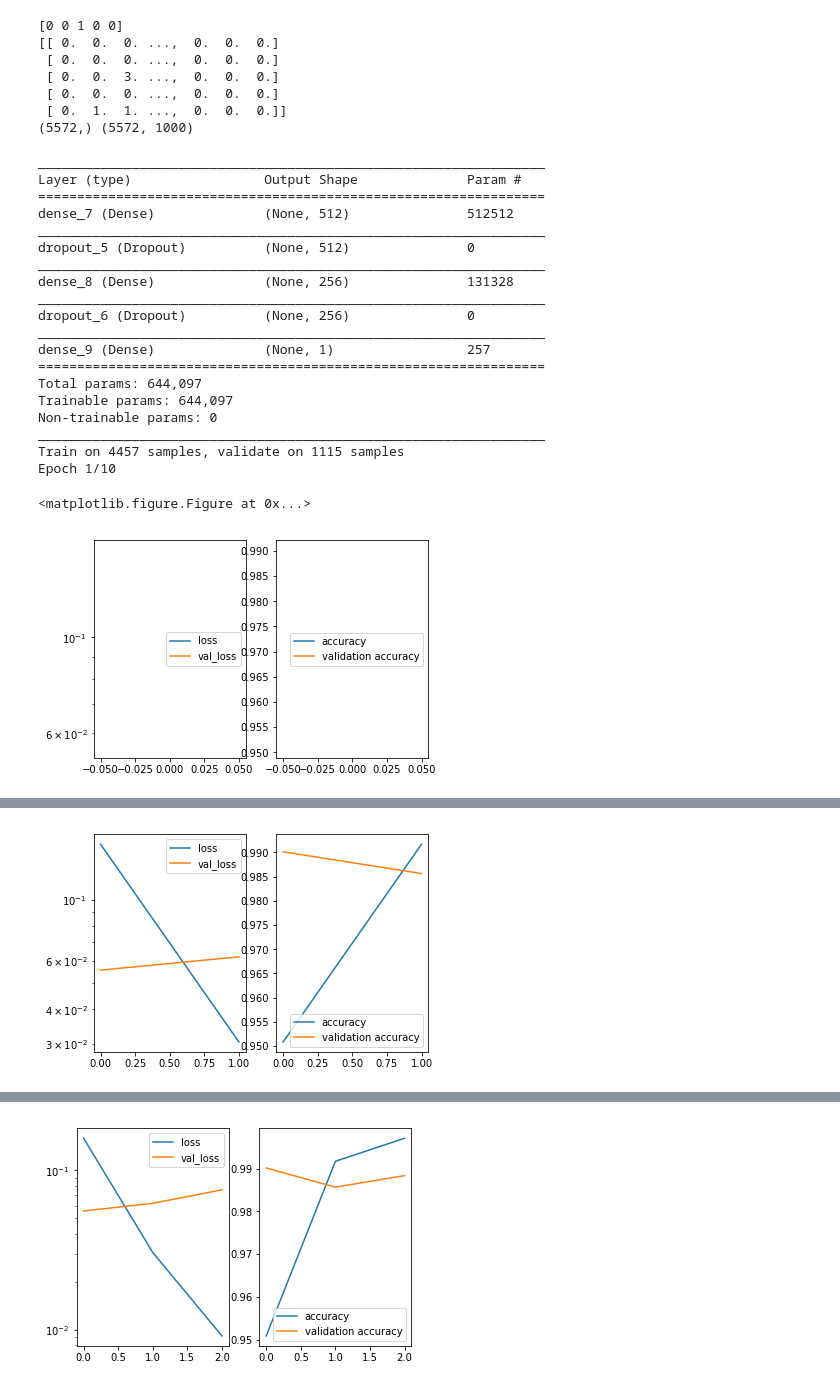
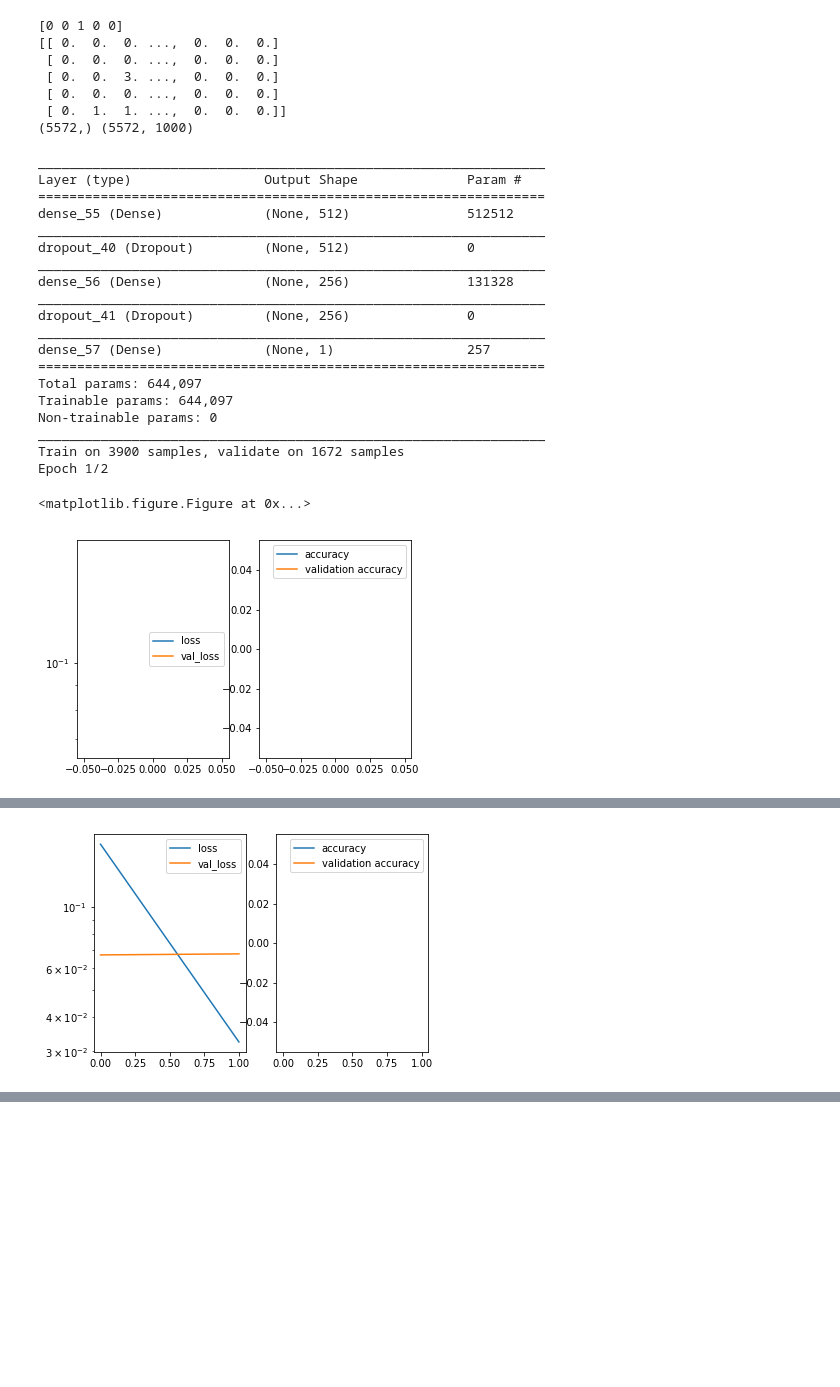
Before and after one commit to estherelle/ml-capstone, a Jupyter notebook: notebook.ipynb, the cells around one changed output, grey strips where cells are left out. Cells and saved outputs as stored; diff of their text form; code cells hidden in the pictures; blank space fills up the shorter version.

```diff
--- a/notebook.ipynb
+++ b/notebook.ipynb
@@ -287,46 +320,48 @@ plot = PlotLearning()
+# %%
+def check_model(model,x,y):
+#     print(x)
+#     print(y)
+    train_test_split(x, y, stratify = y)
+    hist = model.fit(x,y,batch_size=32,epochs=2,verbose=1,validation_split=0.3,callbacks=[plot])
 # %%
 # try a simple model first
 from keras import metrics
 
 def get_simple_model():
     model = Sequential()
     model.add(Dense(512, activation='relu', input_shape=(num_max,)))
     model.add(Dropout(0.2))
     model.add(Dense(256, activation='relu'))
     model.add(Dropout(0.3))
     model.add(Dense(1, activation='sigmoid'))
     model.summary()
     model.compile(loss='binary_crossentropy',
               optimizer='adam',
-              metrics=['acc',metrics.binary_accuracy])
+                metrics=[f1])
+#               metrics=['acc',metrics.binary_accuracy])
     return model
-
-def check_model(model,x,y):
-#     print(x)
-#     print(y)
-    hist = model.fit(x,y,batch_size=32,epochs=10,verbose=1,validation_split=0.2,callbacks=[plot])
 
 m = get_simple_model()
 check_model(m,mat_texts,labels)
 # %% [output]
 _________________________________________________________________
 Layer (type)                 Output Shape              Param #
 =================================================================
-dense_7 (Dense)              (None, 512)               512512
+dense_55 (Dense)             (None, 512)               512512
 _________________________________________________________________
-dropout_5 (Dropout)          (None, 512)               0
+dropout_40 (Dropout)         (None, 512)               0
 _________________________________________________________________
-dense_8 (Dense)              (None, 256)               131328
+dense_56 (Dense)             (None, 256)               131328
 _________________________________________________________________
-dropout_6 (Dropout)          (None, 256)               0
+dropout_41 (Dropout)         (None, 256)               0
 _________________________________________________________________
-dense_9 (Dense)              (None, 1)                 257
+dense_57 (Dense)             (None, 1)                 257
 =================================================================
 Total params: 644,097
 Trainable params: 644,097
 Non-trainable params: 0
 _________________________________________________________________
-Train on 4457 samples, validate on 1115 samples
-Epoch 1/10
+Train on 3900 samples, validate on 1672 samples
+Epoch 1/2
 <matplotlib.figure.Figure at 0x...>
-[figure, old version]
+[figure, new version]
@@ -335 +370 @@ Epoch 2/10
-[figure, old version]
+[figure, new version]
@@ -338 +371,0 @@ Epoch 3/10
-[figure, removed]
```
Also changed, not shown: parts of 5 cells of this notebook, 2 other files.
